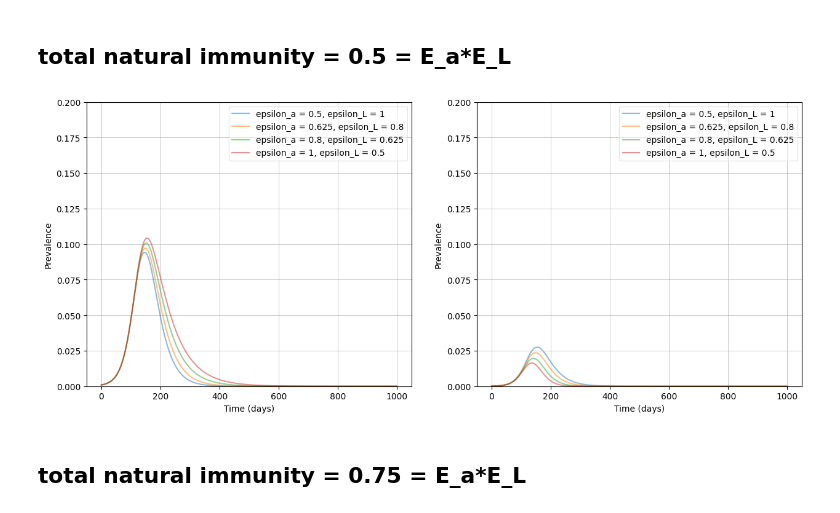
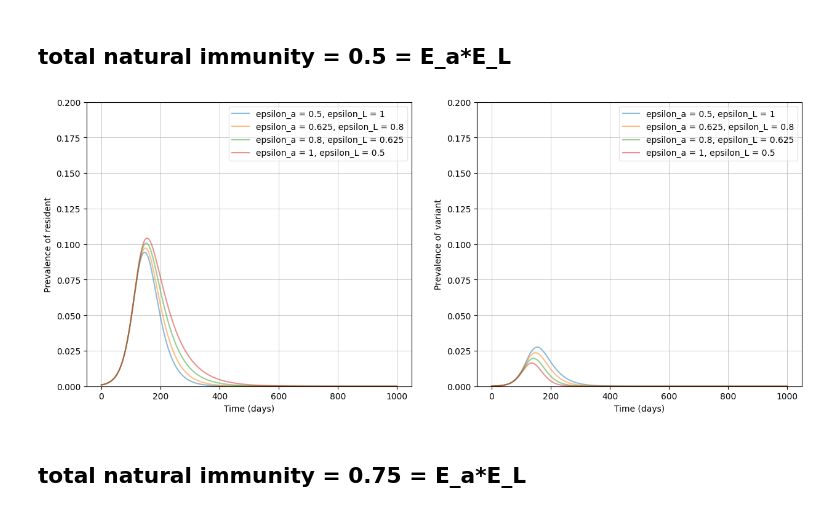
Before and after one commit to condusinew/vaccine_failure_escape, a Jupyter notebook: SIR_mode_natimm.ipynb, the cells around one changed output. Saved outputs shown, nothing was run; the diff lists cells and outputs as text; code cells hidden in the pictures.

```diff
--- a/SIR_mode_natimm.ipynb
+++ b/SIR_mode_natimm.ipynb
@@ -693,24 +718,27 @@ Iv0 = 1-(S0+Ir0+X0+W0+Rv0) #need to get this seeded later
 # %%
 #list of epsilons. epsilons of the same index can be multiplied to get natural immunity = 0.5 = E_a*E_L
 epsilona = [0.5, 0.625, 0.8, 1]
 epsilonL = [1, 0.8, 0.625, 0.5]
 kwargs = {}
+solutions = []
+
+
 
 
 #loop thru epsilon values and solve to get many solutions at same protection level
 for i in range(len(epsilona)):
   solution = solve_ivp(SIR_model_rv,
                       [0,t],
                       y0,
                       args=(mu, betar, gammar, betav, gammav, epsilona[i], epsilonL[i]),
                       dense_output=True,
                       t_eval=np.linspace(0, t, t + 1),)
   solutions.append(solution)
   kwargs[str(epsilona[i])] = [str(epsilonL[i]), solutions[i]]
+
+plot_many_eps(ylim_max = 0.2,**kwargs)
+# %% [output]
+[figure, added]
-# %%
-plot_many(ylim_max = 0.2,**kwargs)
-# %% [output]
-[figure, removed]
 # %% [markdown]
 ## total natural immunity = 0.75 = E_a*E_L
 # %%
```
Also changed, not shown: parts of 18 cells of this notebook.
